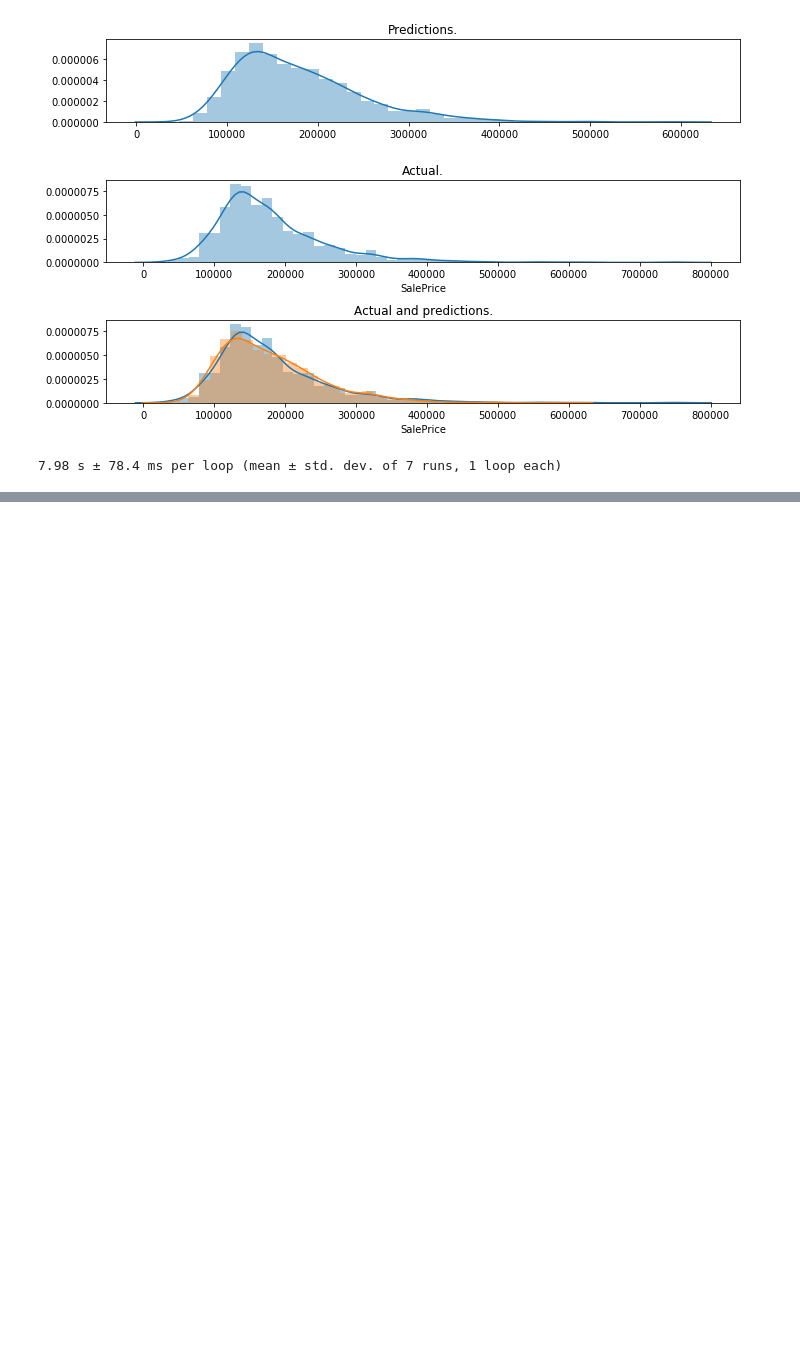
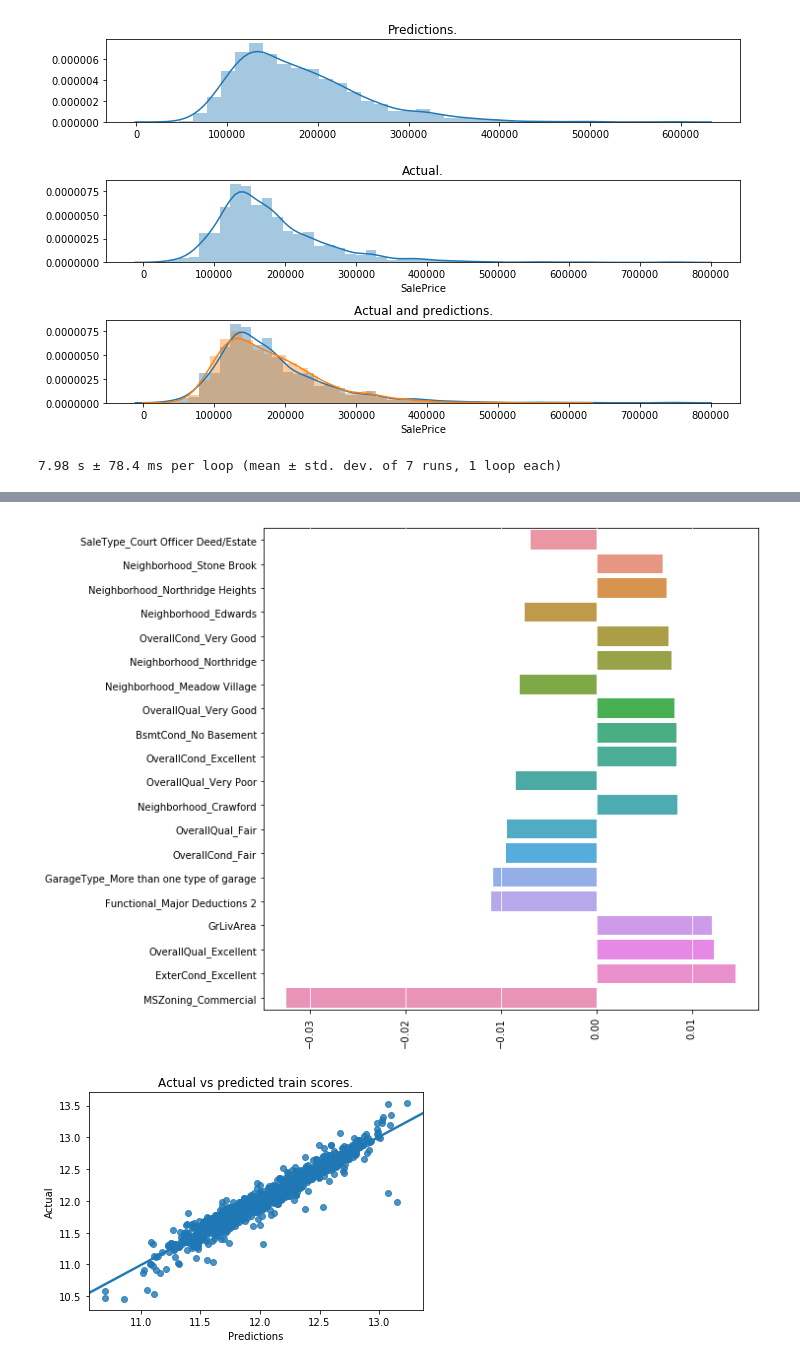
Before and after one commit to matkalinowski/Kaggle-House-prices, a Jupyter notebook: Linear regression.ipynb, the cells around one changed output, grey strips where cells are left out. Drawn from its saved outputs; the diff is of its cells as text; code cells hidden in the pictures; blank space fills up the shorter version.

```diff
--- a/Linear regression.ipynb
+++ b/Linear regression.ipynb
@@ -195,18 +197,25 @@ print('CV accuracy: %.3f +/- %.3f' % (np.mean(cv_score), np.std(cv_score)))
 from sklearn.model_selection import KFold
 from sklearn.metrics import mean_squared_log_error
 
-alphas = [1e-7, 1e-5, 1e-4, 3e-4, 4e-4, 5e-4, 1e-3]
-param_grid = dict(alpha=alphas)
-
-kf = KFold(n_splits=5, random_state=None, shuffle=False)
-errs = []
-res = []
-for train_index, test_index in kf.split(trainWithDummies):
-    print(len(errs))
-    X_train, X_test = trainWithDummies.iloc[train_index], trainWithDummies.iloc[test_index]
-    y_train, y_test = ytrain.iloc[train_index], ytrain.iloc[test_index]
-    lasso = predict(RegressionResults, Lasso(normalize=False, max_iter=5000), param_grid, X_train,
-                        np.log1p(y_train), testWithDummies, name=None,
-                        predictions_form_restoring_method=restore_predictions_from_log1p)
-    errs.append(mean_squared_log_error(lasso.grid.predict(X_test), np.log1p(y_test)))
-    res.append(lasso)
+def predict_with_kfold(results_class, model, param_grid, X=trainWithDummies, y=np.log1p(ytrain), test=testWithDummies, folds=5, yield_progress=True):
+    kf = KFold(n_splits=folds, random_state=None, shuffle=False)
+    errs = []
+    res = []
+    for train_index, test_index in kf.split(trainWithDummies):
+        if yield_progress:
+            print(f'iteration: {len(errs)} for class {type(model)}')
+        X_train, X_test = X.iloc[train_index], X.iloc[test_index]
+        y_train, y_test = y.iloc[train_index], y.iloc[test_index]
+        results = predict(results_class, model, param_grid, X_train,
+                            np.log1p(y_train), test, name=None,
+                            predictions_form_restoring_method=restore_predictions_from_log1p,
+                            plot_results=False)
+        errs.append(mean_squared_log_error(results.grid.predict(X_test), np.log1p(y_test)))
+        res.append(results)
+    errors = pd.Series(np.sqrt(errs))
+    best_result_indx = errors.argmin()
+    best_result = res[best_result_indx]
+    best_result.refit(X, y)
+    if yield_progress:
+        print(f'Best test error for model: {type(model)} is: {errors.min()}')
+    return best_result
@@ -250,0 +273,5 @@ Lasso(alpha=0.0004, copy_X=True, fit_intercept=True, max_iter=5000,
+# %%
+lasso_results.plot_results()
+# %% [output]
+[figure, added]
+[figure, added]
```
Also changed, not shown: parts of 25 cells of this notebook, 4 other files.
